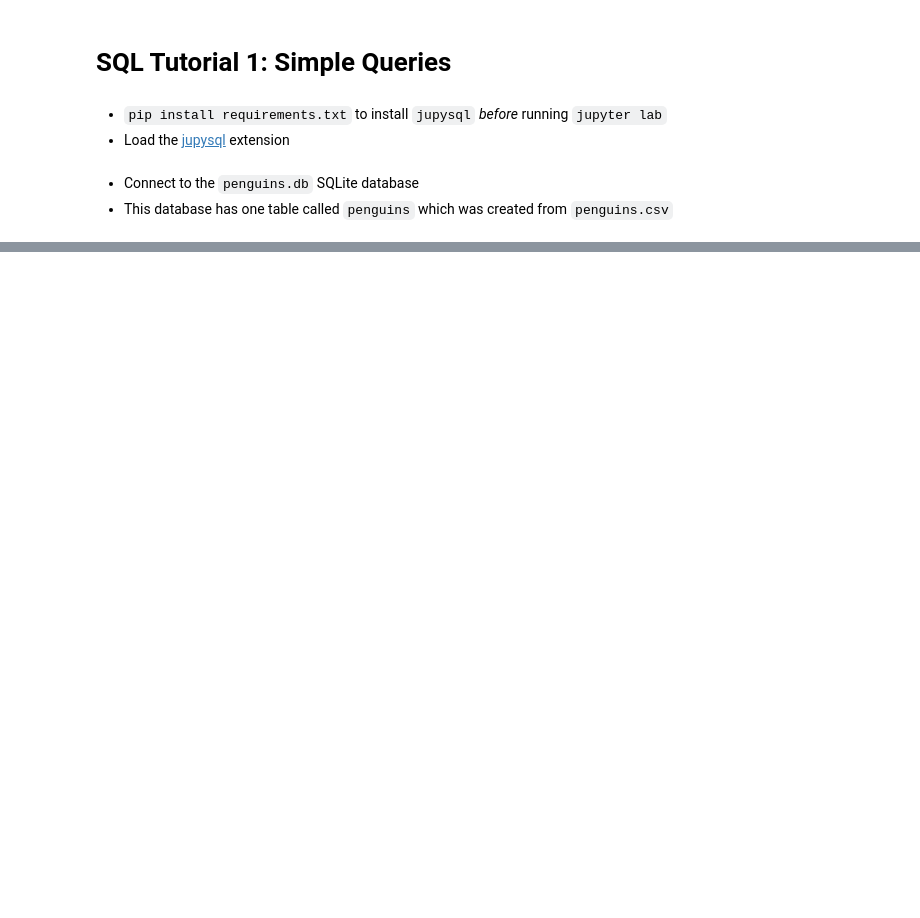
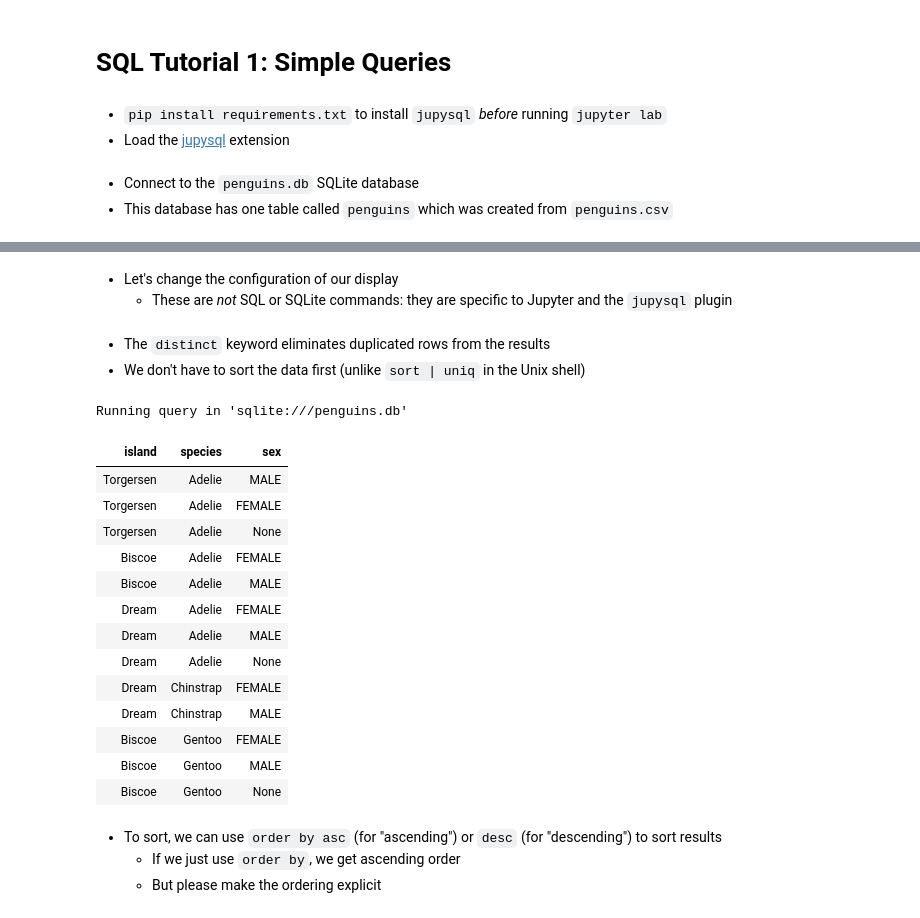
Before and after one commit to gvwilson/sql-tutorial, a Jupyter notebook: tutorial-01.ipynb, the cells around one changed output, grey strips where cells are left out. Drawn from its saved outputs; the diff is of its cells as text; code cells hidden in the pictures; blank space fills up the shorter version.

```diff
--- a/tutorial-01.ipynb
+++ b/tutorial-01.ipynb
@@ -36,0 +75,3 @@ Truncated to displaylimit of 10.
+# %% [markdown]
+- Let's change the configuration of our display
+  - These are *not* SQL or SQLite commands: they are specific to Jupyter and the `jupysql` plugin
@@ -36,0 +81,27 @@ Truncated to displaylimit of 10.
+# %% [markdown]
+- The `distinct` keyword eliminates duplicated rows from the results
+- We don't have to sort the data first (unlike `sort | uniq` in the Unix shell)
+# %%
+%%sql
+select distinct island, species, sex
+from penguins;
+# %% [output]
+Running query in 'sqlite:///penguins.db'
+| island | species | sex |
+| Torgersen | Adelie | MALE |
+| Torgersen | Adelie | FEMALE |
+| Torgersen | Adelie | None |
+| Biscoe | Adelie | FEMALE |
+| Biscoe | Adelie | MALE |
+| Dream | Adelie | FEMALE |
+| Dream | Adelie | MALE |
+| Dream | Adelie | None |
+| Dream | Chinstrap | FEMALE |
+| Dream | Chinstrap | MALE |
+| Biscoe | Gentoo | FEMALE |
+| Biscoe | Gentoo | MALE |
+| Biscoe | Gentoo | None |
+# %% [markdown]
+- To sort, we can use `order by asc` (for "ascending") or `desc` (for "descending") to sort results
+  - If we just use `order by`, we get ascending order
+  - But please make the ordering explicit
```
Also changed, not shown: parts of 29 cells of this notebook, 2 other files.
